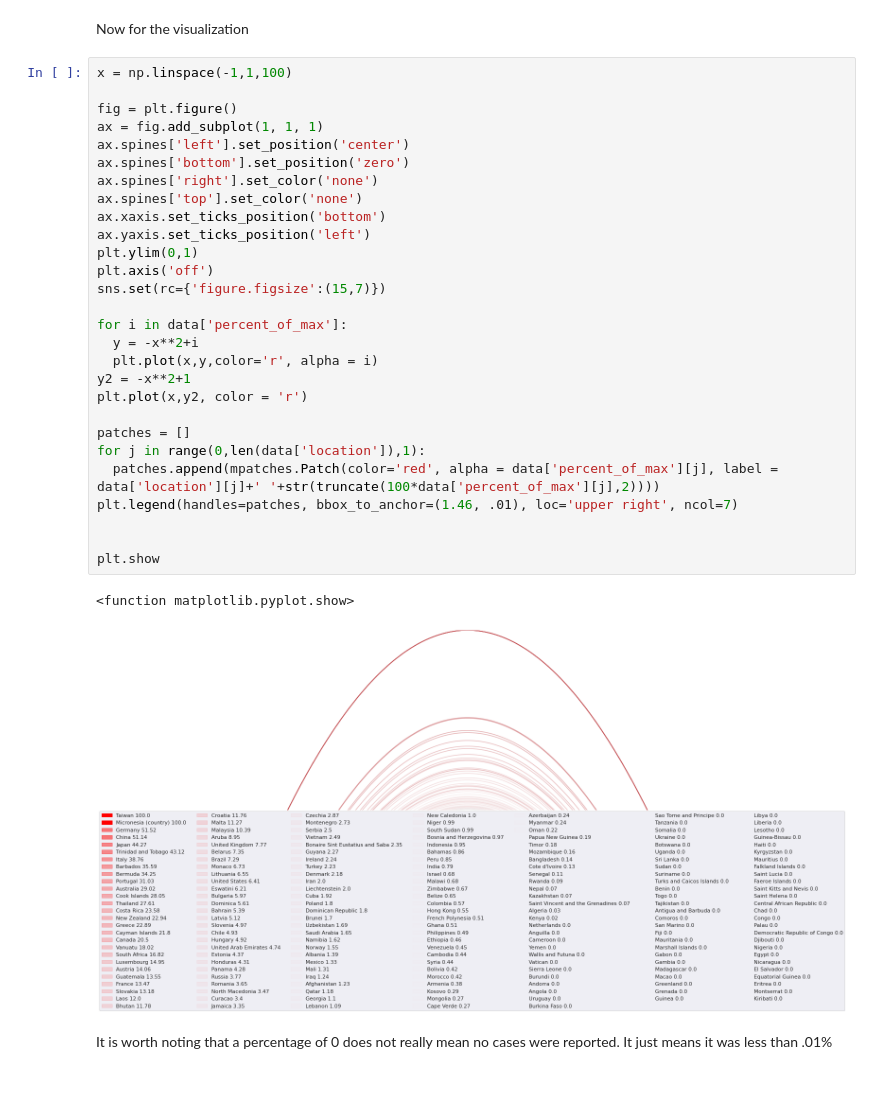
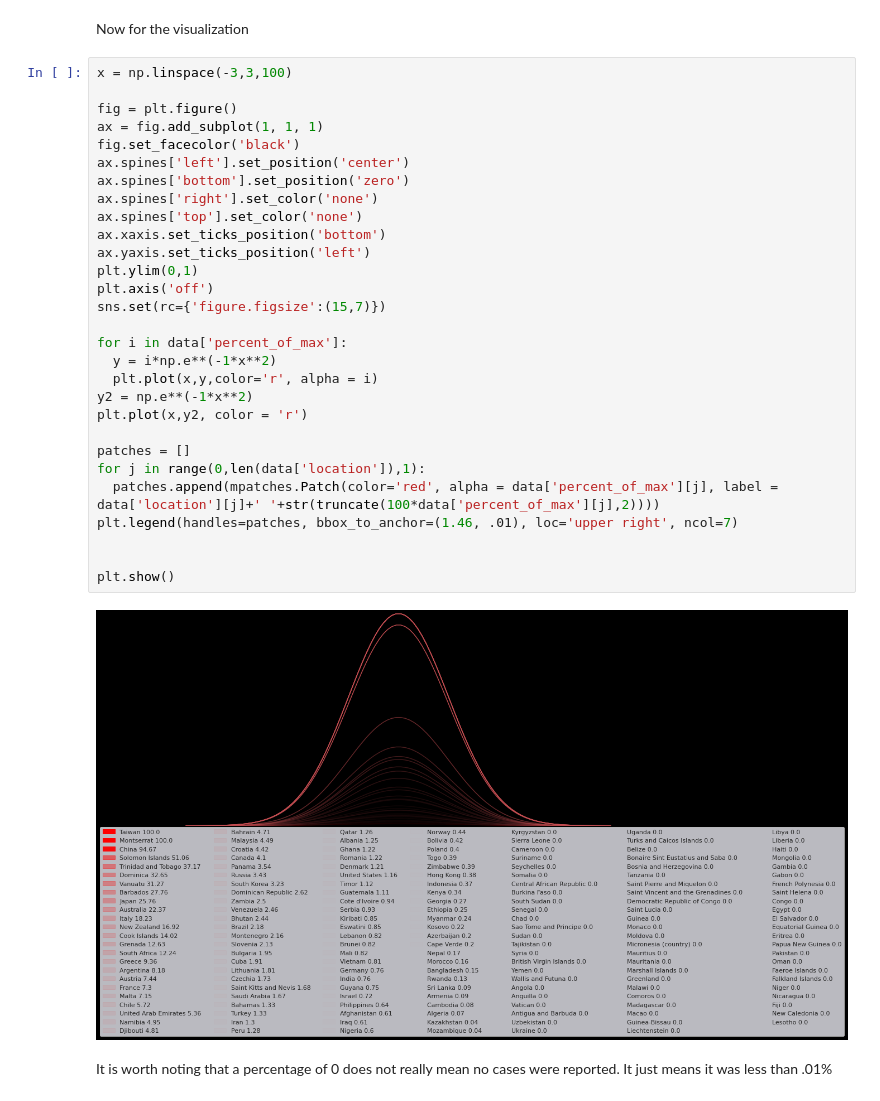
Before and after one commit to BrendenLatham/Data_Viz, a Jupyter notebook: Masters.ipynb, the cells around one changed output. Saved outputs shown, nothing was run; the diff lists cells and outputs as text.

```diff
--- a/Masters.ipynb
+++ b/Masters.ipynb
@@ -203,35 +203,35 @@ Now for this next part I will need to sort the values by "percent of max"
 # %% [markdown]
 Now for the visualization
 # %%
-x = np.linspace(-1,1,100)
+x = np.linspace(-3,3,100)
 
 fig = plt.figure()
 ax = fig.add_subplot(1, 1, 1)
+fig.set_facecolor('black')
 ax.spines['left'].set_position('center')
 ax.spines['bottom'].set_position('zero')
 ax.spines['right'].set_color('none')
 ax.spines['top'].set_color('none')
 ax.xaxis.set_ticks_position('bottom')
 ax.yaxis.set_ticks_position('left')
 plt.ylim(0,1)
 plt.axis('off')
 sns.set(rc={'figure.figsize':(15,7)})
 
 for i in data['percent_of_max']:
-  y = -x**2+i
+  y = i*np.e**(-1*x**2)
   plt.plot(x,y,color='r', alpha = i)
-y2 = -x**2+1
+y2 = np.e**(-1*x**2)
 plt.plot(x,y2, color = 'r')
 
 patches = []
 for j in range(0,len(data['location']),1):
   patches.append(mpatches.Patch(color='red', alpha = data['percent_of_max'][j], label = data['location'][j]+' '+str(truncate(100*data['percent_of_max'][j],2))))
 plt.legend(handles=patches, bbox_to_anchor=(1.46, .01), loc='upper right', ncol=7)
 
 
-plt.show
+plt.show()
 # %% [output]
-<function matplotlib.pyplot.show>
-[figure, old version]
+[figure, new version]
 # %% [markdown]
 It is worth noting that a percentage of 0 does not really mean no cases were reported. It just means it was less than .01%
```
Also changed, not shown: parts of 8 cells of this notebook.
